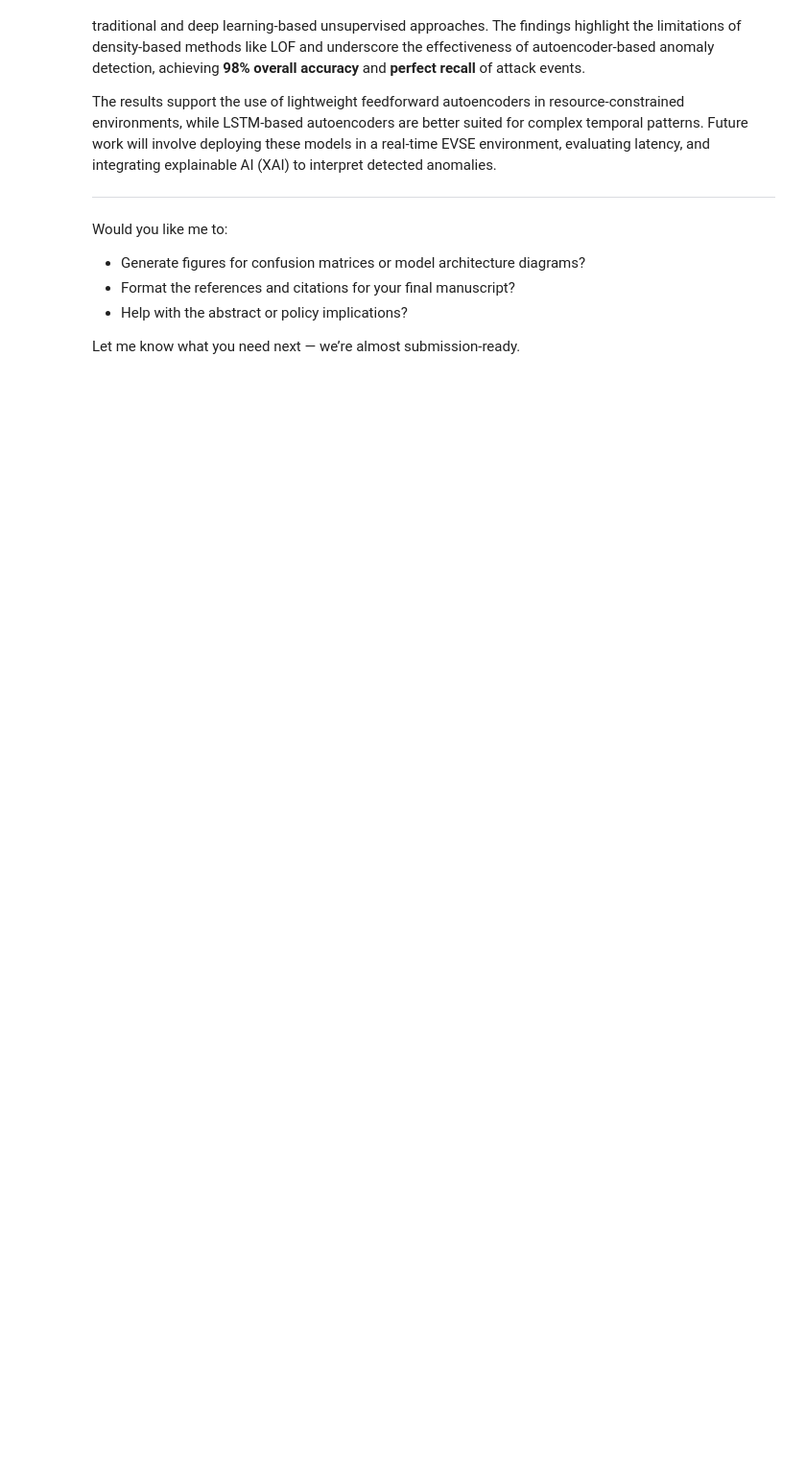
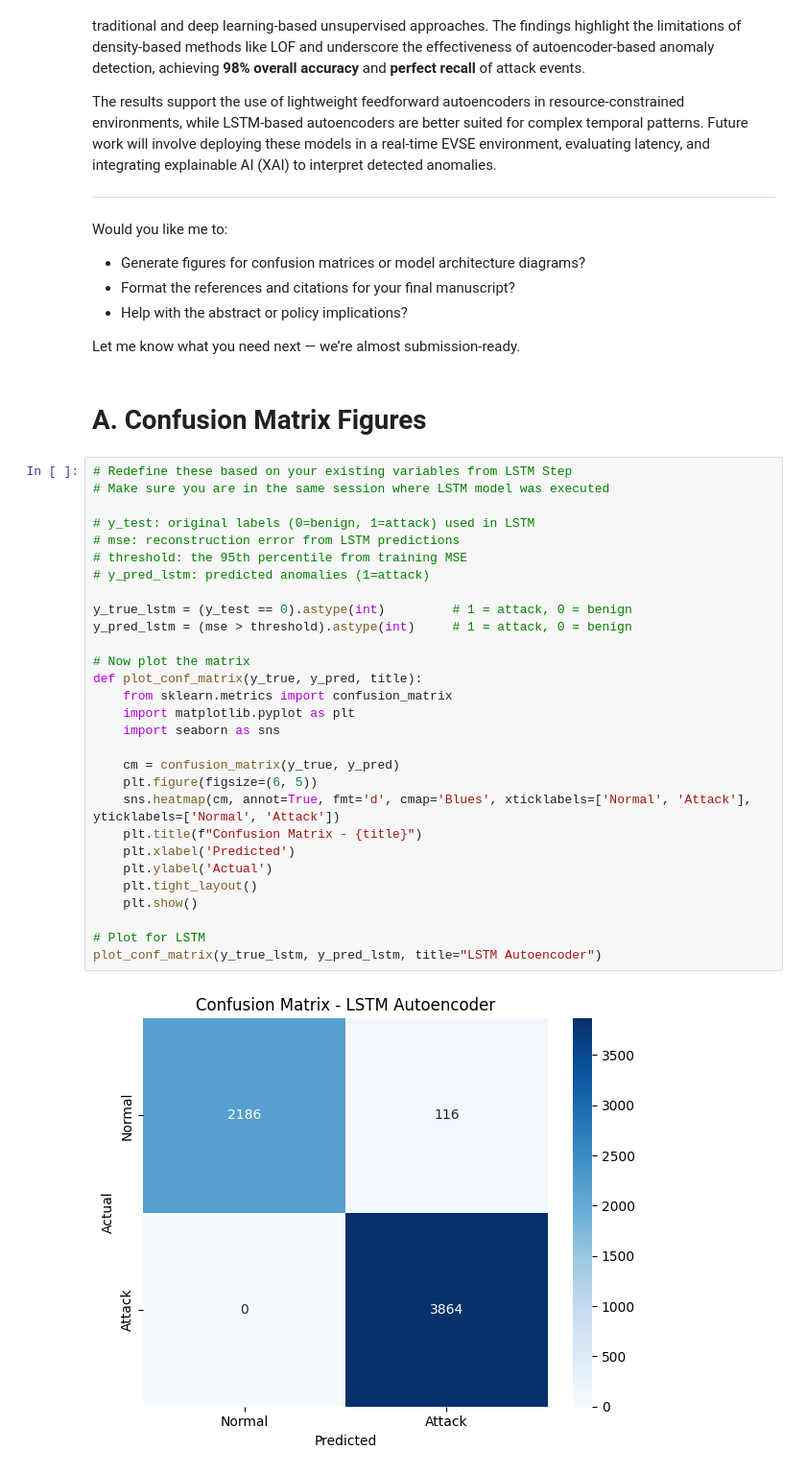
Before and after one commit to imtufail/EVS-Project, a Jupyter notebook: Anomaly_Detection.ipynb, the cells around one changed output. Shown at 96% size. Cells and saved outputs as stored; diff of their text form; blank space fills up the shorter version.

```diff
--- a/Anomaly_Detection.ipynb
+++ b/Anomaly_Detection.ipynb
@@ -778,3 +766,36 @@ Would you like me to:
 * Help with the abstract or policy implications?
 
 Let me know what you need next — we’re almost submission-ready.
+# %% [markdown]
+ # A. Confusion Matrix Figures
+# %%
+# Redefine these based on your existing variables from LSTM Step
+# Make sure you are in the same session where LSTM model was executed
+
+# y_test: original labels (0=benign, 1=attack) used in LSTM
+# mse: reconstruction error from LSTM predictions
+# threshold: the 95th percentile from training MSE
+# y_pred_lstm: predicted anomalies (1=attack)
+
+y_true_lstm = (y_test == 0).astype(int)         # 1 = attack, 0 = benign
+y_pred_lstm = (mse > threshold).astype(int)     # 1 = attack, 0 = benign
+
+# Now plot the matrix
+def plot_conf_matrix(y_true, y_pred, title):
+    from sklearn.metrics import confusion_matrix
+    import matplotlib.pyplot as plt
+    import seaborn as sns
+
+    cm = confusion_matrix(y_true, y_pred)
+    plt.figure(figsize=(6, 5))
+    sns.heatmap(cm, annot=True, fmt='d', cmap='Blues', xticklabels=['Normal', 'Attack'], yticklabels=['Normal', 'Attack'])
+    plt.title(f"Confusion Matrix - {title}")
+    plt.xlabel('Predicted')
+    plt.ylabel('Actual')
+    plt.tight_layout()
+    plt.show()
+
+# Plot for LSTM
+plot_conf_matrix(y_true_lstm, y_pred_lstm, title="LSTM Autoencoder")
+# %% [output]
+[figure, added]
```
Also changed, not shown: parts of 31 cells of this notebook.
